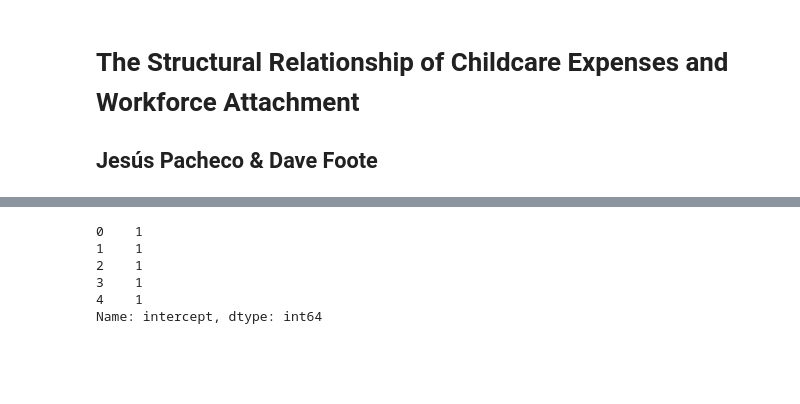
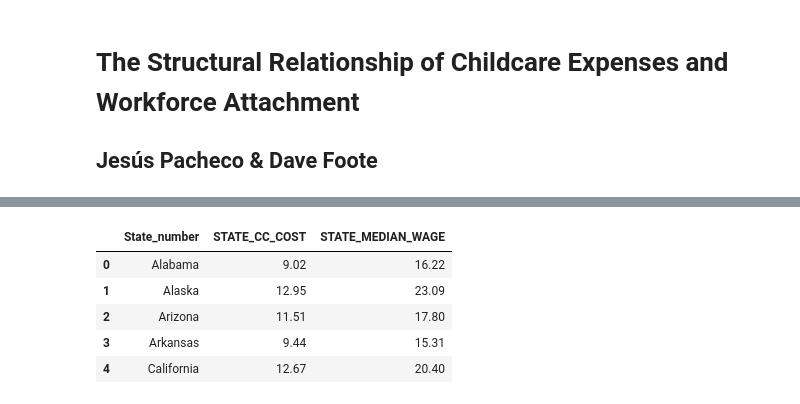
Before and after one commit to davefoote/childcare_exp_mle, a Jupyter notebook: 2014SIPP/structural_childcare.ipynb, the cells around one changed output, grey strips where cells are left out. Drawn from its saved outputs; the diff is of its cells as text; code cells hidden in the pictures; blank space fills up the shorter version.

```diff
--- a/2014SIPP/structural_childcare.ipynb
+++ b/2014SIPP/structural_childcare.ipynb
@@ -19,12 +22,0 @@ import structural_childcare as sc
-# %%
-#read data
-df = pd.read_csv('../rdf_subset.csv')
-df['intercept'] = 1
-df.intercept.head()
-# %% [output]
-0    1
-1    1
-2    1
-3    1
-4    1
-Name: intercept, dtype: int64
@@ -30,0 +44,10 @@ Name: intercept, dtype: int64
+# %%
+bls_data.State_number = bls_data.State_number.map(state_map)
+bls_data.head()
+# %% [output]
+|  | State_number | STATE_CC_COST | STATE_MEDIAN_WAGE |
+| 0 | Alabama | 9.02 | 16.22 |
+| 1 | Alaska | 12.95 | 23.09 |
+| 2 | Arizona | 11.51 | 17.80 |
+| 3 | Arkansas | 9.44 | 15.31 |
+| 4 | California | 12.67 | 20.40 |
```
Also changed, not shown: parts of 27 cells of this notebook, 1 other file.
